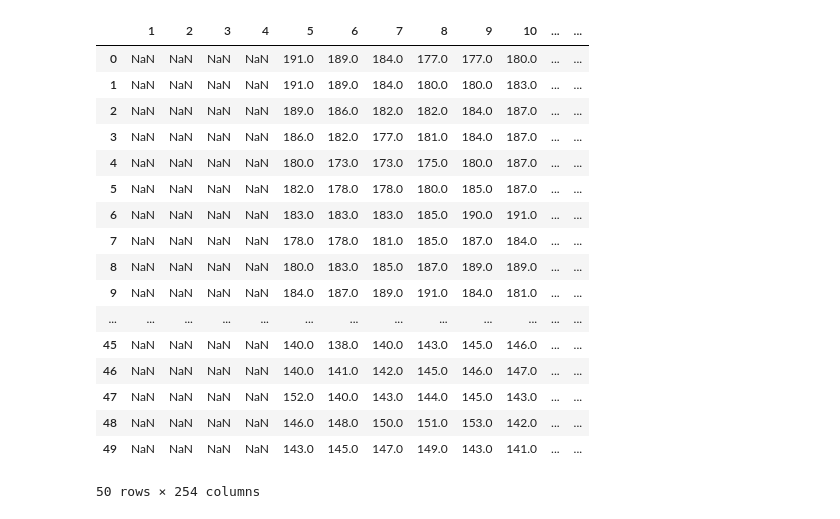
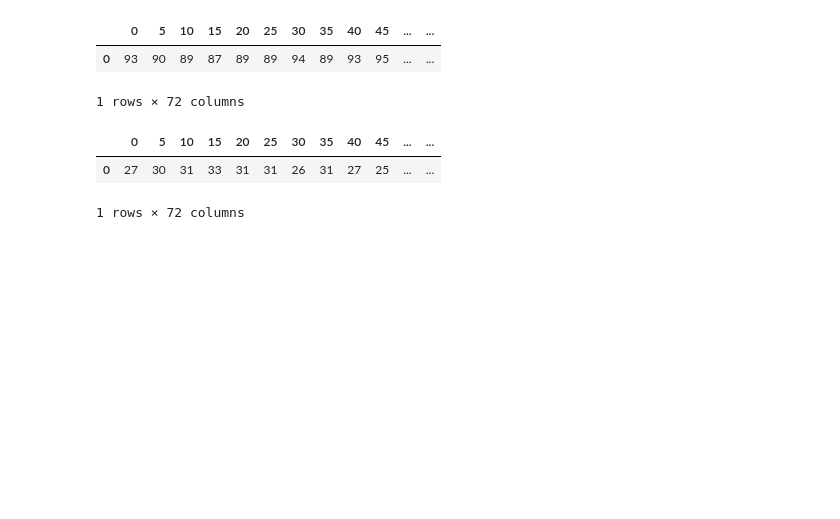
Before and after one commit to ricgoe/PyESP, a Jupyter notebook: visual_polar.ipynb, the cells around one changed output. Drawn from its saved outputs; the diff is of its cells as text; code cells hidden in the pictures; blank space fills up the shorter version.

```diff
--- a/visual_polar.ipynb
+++ b/visual_polar.ipynb
@@ -4,24 +4,9 @@ import math
 import numpy as np
 import pandas as pd
 # %%
-df = pd.read_csv("cleaned_triangle_step_2.csv").drop(columns=["shape"])
+df = pd.read_csv("data_test.csv").drop(columns=["shape"])
 df
 # %% [output]
-|  | 1 | 2 | 3 | 4 | 5 | 6 | 7 | 8 | 9 | 10 | ... | ... |
-| 0 | NaN | NaN | NaN | NaN | 191.0 | 189.0 | 184.0 | 177.0 | 177.0 | 180.0 | ... | ... |
-| 1 | NaN | NaN | NaN | NaN | 191.0 | 189.0 | 184.0 | 180.0 | 180.0 | 183.0 | ... | ... |
-| 2 | NaN | NaN | NaN | NaN | 189.0 | 186.0 | 182.0 | 182.0 | 184.0 | 187.0 | ... | ... |
-| 3 | NaN | NaN | NaN | NaN | 186.0 | 182.0 | 177.0 | 181.0 | 184.0 | 187.0 | ... | ... |
-| 4 | NaN | NaN | NaN | NaN | 180.0 | 173.0 | 173.0 | 175.0 | 180.0 | 187.0 | ... | ... |
-| 5 | NaN | NaN | NaN | NaN | 182.0 | 178.0 | 178.0 | 180.0 | 185.0 | 187.0 | ... | ... |
-| 6 | NaN | NaN | NaN | NaN | 183.0 | 183.0 | 183.0 | 185.0 | 190.0 | 191.0 | ... | ... |
-| 7 | NaN | NaN | NaN | NaN | 178.0 | 178.0 | 181.0 | 185.0 | 187.0 | 184.0 | ... | ... |
-| 8 | NaN | NaN | NaN | NaN | 180.0 | 183.0 | 185.0 | 187.0 | 189.0 | 189.0 | ... | ... |
-| 9 | NaN | NaN | NaN | NaN | 184.0 | 187.0 | 189.0 | 191.0 | 184.0 | 181.0 | ... | ... |
-| ... | ... | ... | ... | ... | ... | ... | ... | ... | ... | ... | ... | ... |
-| 45 | NaN | NaN | NaN | NaN | 140.0 | 138.0 | 140.0 | 143.0 | 145.0 | 146.0 | ... | ... |
-| 46 | NaN | NaN | NaN | NaN | 140.0 | 141.0 | 142.0 | 145.0 | 146.0 | 147.0 | ... | ... |
-| 47 | NaN | NaN | NaN | NaN | 152.0 | 140.0 | 143.0 | 144.0 | 145.0 | 143.0 | ... | ... |
-| 48 | NaN | NaN | NaN | NaN | 146.0 | 148.0 | 150.0 | 151.0 | 153.0 | 142.0 | ... | ... |
-| 49 | NaN | NaN | NaN | NaN | 143.0 | 145.0 | 147.0 | 149.0 | 143.0 | 141.0 | ... | ... |
+|  | 0 | 5 | 10 | 15 | 20 | 25 | 30 | 35 | 40 | 45 | ... | ... |
+| 0 | 93 | 90 | 89 | 87 | 89 | 89 | 94 | 89 | 93 | 95 | ... | ... |
-50 rows × 254 columns
+1 rows × 72 columns
@@ -28,2 +20,8 @@ df
+# %%
+df
+# %% [output]
+|  | 0 | 5 | 10 | 15 | 20 | 25 | 30 | 35 | 40 | 45 | ... | ... |
+| 0 | 27 | 30 | 31 | 33 | 31 | 31 | 26 | 31 | 27 | 25 | ... | ... |
+1 rows × 72 columns
 # %%
 fig, ax = plt.subplots(figsize=(16, 8), subplot_kw={"projection": "polar"})
```
Also changed, not shown: parts of 4 cells of this notebook, 4 other files.
